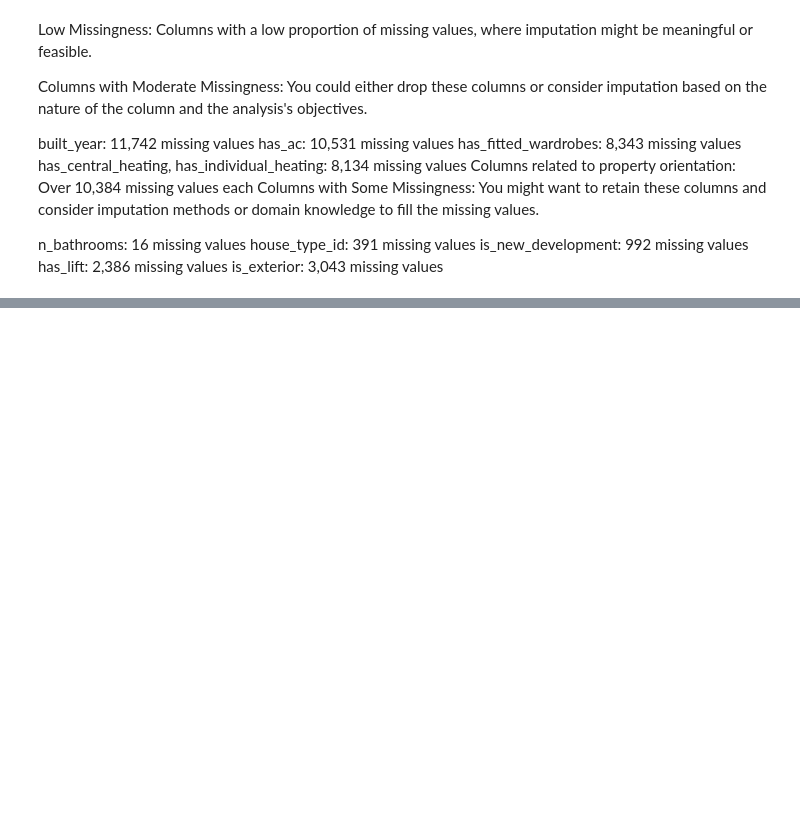
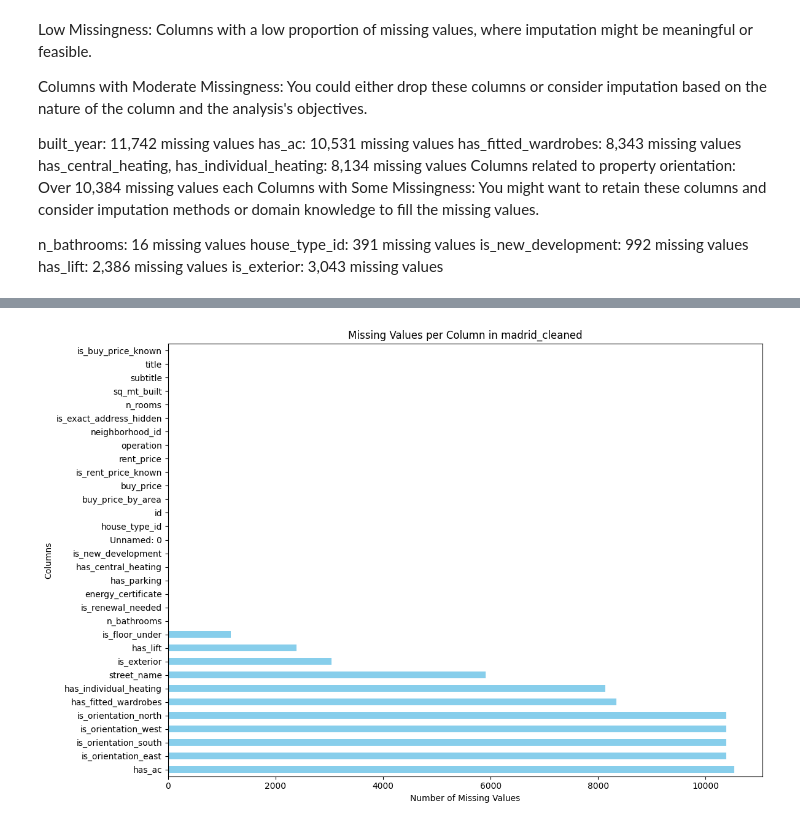
Before and after one commit to Fidel-Leanne/dataAnalysis, a Jupyter notebook: Analysis/realEstate.ipynb, the cells around one changed output, grey strips where cells are left out. Saved outputs shown, nothing was run; the diff lists cells and outputs as text; code cells hidden in the pictures; blank space fills up the shorter version.

```diff
--- a/Analysis/realEstate.ipynb
+++ b/Analysis/realEstate.ipynb
@@ -212,0 +227,9 @@ is_exterior: 3,043 missing values
+# %%
+# Drop the 'raw_address' column
+madrid_cleaned = madrid_cleaned.drop(columns=['raw_address'])
+madrid_cleaned = madrid_cleaned.drop(columns=['floor'])
+
+
+
+# Verify the column has been dropped
+print(madrid_cleaned.columns)
@@ -212,0 +247,11 @@ is_exterior: 3,043 missing values
+# %%
+# Numeric column imputation
+# Use median for sq_mt_built
+madrid_cleaned['sq_mt_built'].fillna(madrid_cleaned['sq_mt_built'].median(), inplace=True)
+# %%
+# Categorical/Boolean column imputation
+# Use mode for house_type_id and other similar columns
+# The [0] indexing is to extract the mode value from the resulting Series
+madrid_cleaned['house_type_id'].fillna(madrid_cleaned['house_type_id'].mode()[0], inplace=True)
+madrid_cleaned['is_new_development'].fillna(madrid_cleaned['is_new_development'].mode()[0], inplace=True)
+madrid_cleaned['has_central_heating'].fillna(madrid_cleaned['has_central_heating'].mode()[0], inplace=True)
@@ -212,0 +278,14 @@ is_exterior: 3,043 missing values
+# %%
+# Calculate missing values for each column
+missing_values = madrid_cleaned.isnull().sum()
+
+# Plot
+plt.figure(figsize=(12, 8))
+missing_values.sort_values(ascending=False).plot(kind='barh', color='skyblue')
+plt.xlabel('Number of Missing Values')
+plt.ylabel('Columns')
+plt.title('Missing Values per Column in madrid_cleaned')
+plt.tight_layout()
+plt.show()
+# %% [output]
+[figure, added]
```
Also changed, not shown: parts of 3 cells of this notebook.
